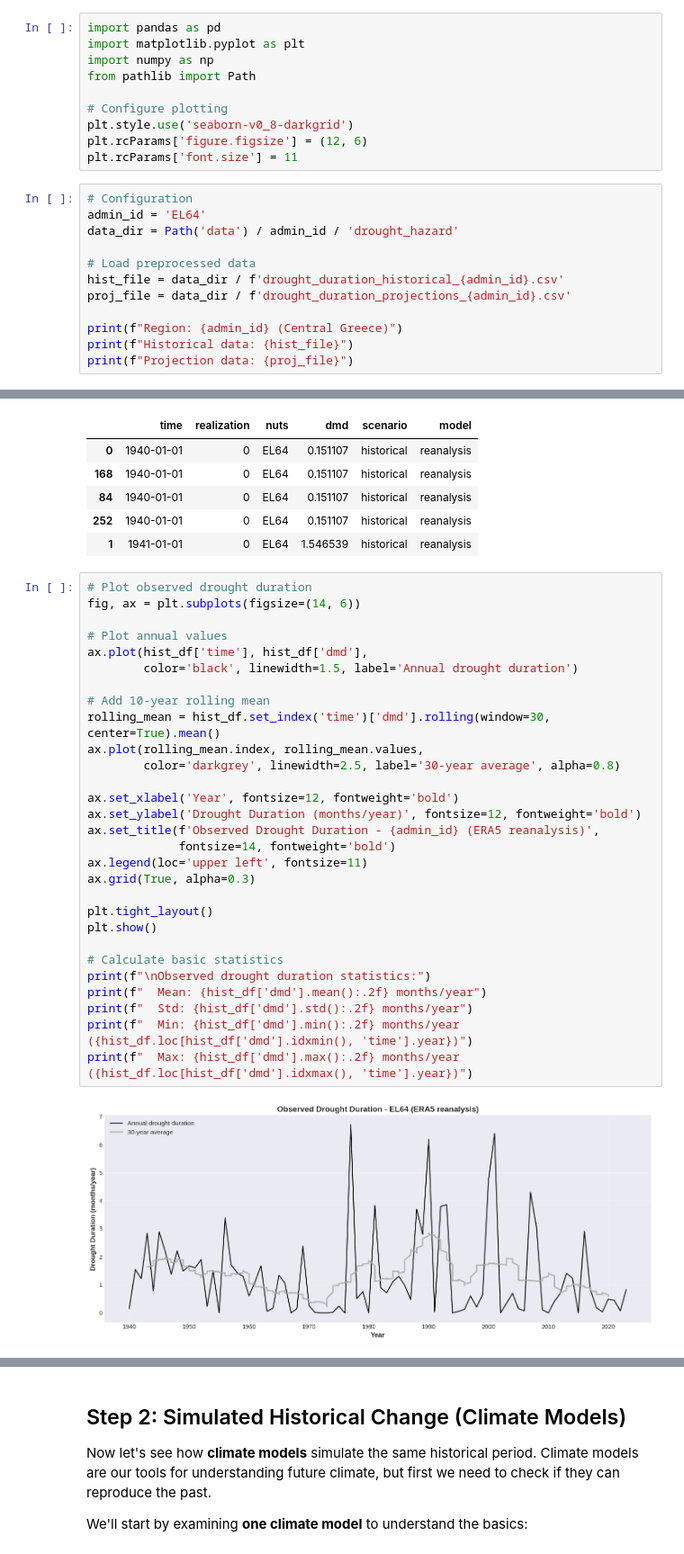
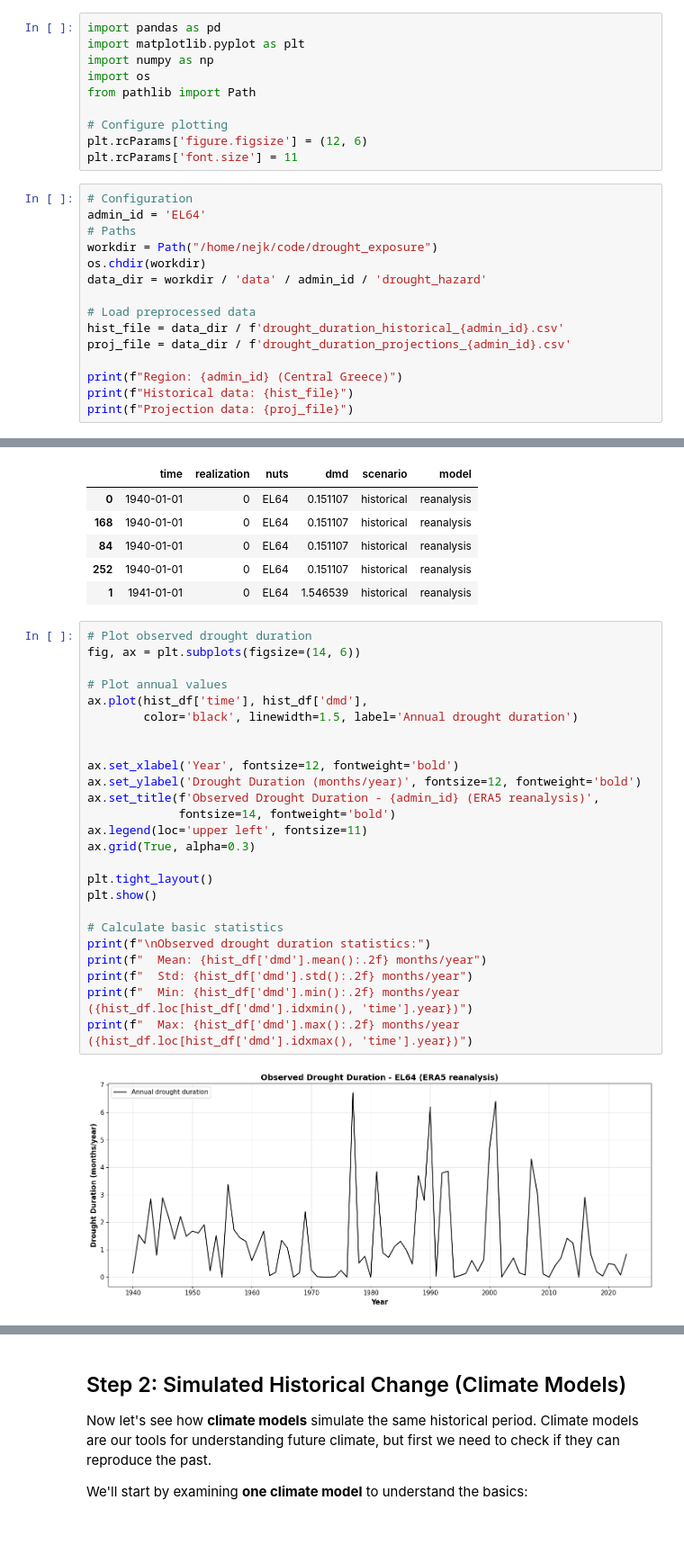
Before and after one commit to ecmwf-training/drought-exposure, a Jupyter notebook: tutorials/drought_duration.ipynb, the cells around one changed output, grey strips where cells are left out. Shown at 90% size. Cells and saved outputs as stored; diff of their text form.

Commit message:
fix: use matplotlib for plotting; paths

```diff
--- a/tutorials/drought_duration.ipynb
+++ b/tutorials/drought_duration.ipynb
@@ -23,16 +23,19 @@ This tutorial assumes you have already run the [drought_duration_ecde how-to gui
 import pandas as pd
 import matplotlib.pyplot as plt
 import numpy as np
+import os
 from pathlib import Path
 
 # Configure plotting
-plt.style.use('seaborn-v0_8-darkgrid')
 plt.rcParams['figure.figsize'] = (12, 6)
 plt.rcParams['font.size'] = 11
 # %%
 # Configuration
 admin_id = 'EL64'
-data_dir = Path('data') / admin_id / 'drought_hazard'
+# Paths
+workdir = Path("/home/nejk/code/drought_exposure")
+os.chdir(workdir)
+data_dir = workdir / 'data' / admin_id / 'drought_hazard'
 
 # Load preprocessed data
 hist_file = data_dir / f'drought_duration_historical_{admin_id}.csv'
@@ -72,34 +75,30 @@ Number of years: 336
 # %%
 # Plot observed drought duration
 fig, ax = plt.subplots(figsize=(14, 6))
 
 # Plot annual values
 ax.plot(hist_df['time'], hist_df['dmd'],
         color='black', linewidth=1.5, label='Annual drought duration')
 
-# Add 10-year rolling mean
-rolling_mean = hist_df.set_index('time')['dmd'].rolling(window=30, center=True).mean()
-ax.plot(rolling_mean.index, rolling_mean.values,
-        color='darkgrey', linewidth=2.5, label='30-year average', alpha=0.8)
 
 ax.set_xlabel('Year', fontsize=12, fontweight='bold')
 ax.set_ylabel('Drought Duration (months/year)', fontsize=12, fontweight='bold')
 ax.set_title(f'Observed Drought Duration - {admin_id} (ERA5 reanalysis)',
              fontsize=14, fontweight='bold')
 ax.legend(loc='upper left', fontsize=11)
 ax.grid(True, alpha=0.3)
 
 plt.tight_layout()
 plt.show()
 
 # Calculate basic statistics
 print(f"\nObserved drought duration statistics:")
 print(f"  Mean: {hist_df['dmd'].mean():.2f} months/year")
 print(f"  Std: {hist_df['dmd'].std():.2f} months/year")
 print(f"  Min: {hist_df['dmd'].min():.2f} months/year ({hist_df.loc[hist_df['dmd'].idxmin(), 'time'].year})")
 print(f"  Max: {hist_df['dmd'].max():.2f} months/year ({hist_df.loc[hist_df['dmd'].idxmax(), 'time'].year})")
 # %% [output]
-[figure, old version]
+[figure, new version]
 Observed drought duration statistics:
   Mean: 1.30 months/year
   Std: 1.53 months/year
```
Also changed, not shown: parts of 9 cells of this notebook.
